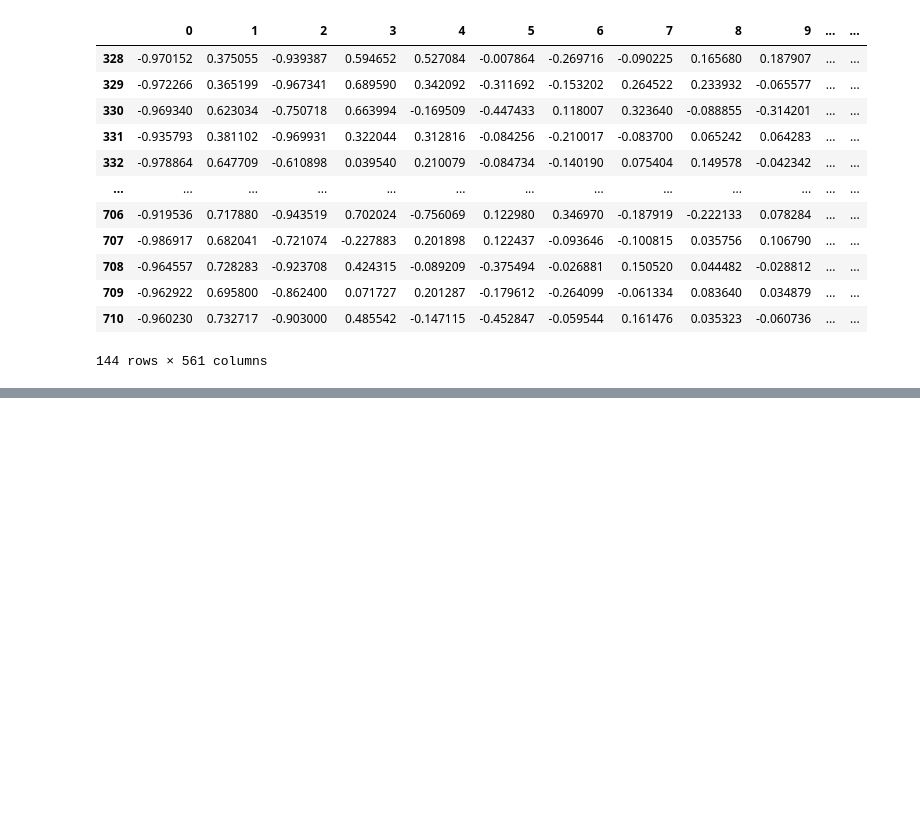
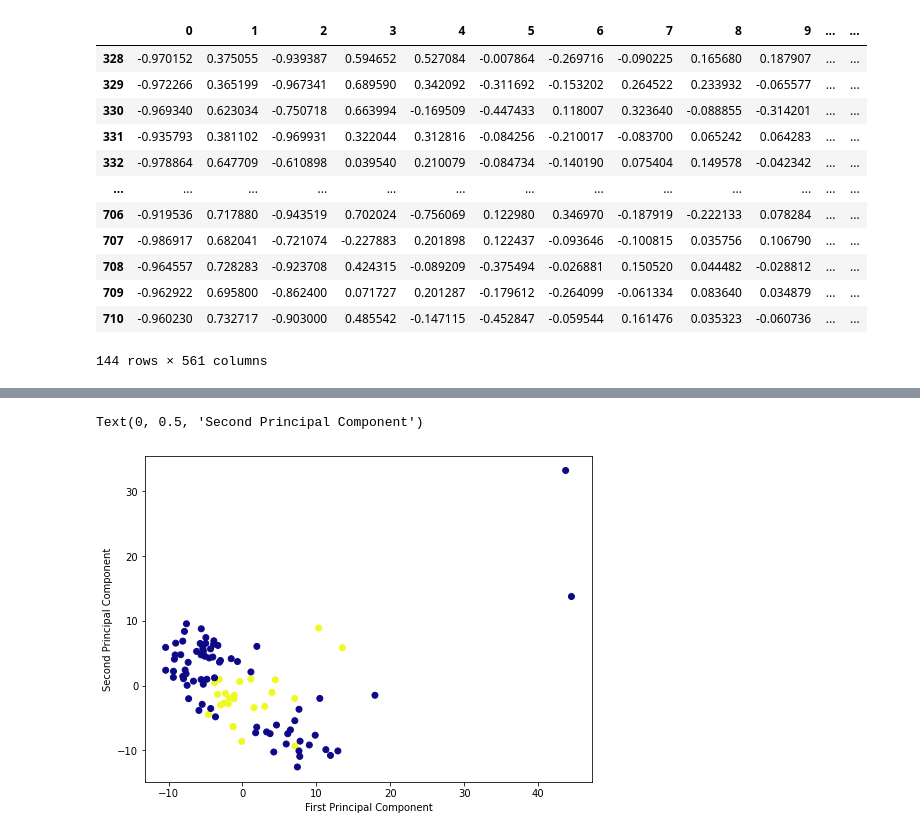
Before and after one commit to maigacribzz/EEG-Biometrics, a Jupyter notebook: Biometrics_Analysis_Emotions.ipynb, the cells around one changed output, grey strips where cells are left out. Cells and saved outputs as stored; diff of their text form; code cells hidden in the pictures; blank space fills up the shorter version.

```diff
--- a/Biometrics_Analysis_Emotions.ipynb
+++ b/Biometrics_Analysis_Emotions.ipynb
@@ -198,0 +344,2 @@ imposter
+# %%
+x_pcaa = pca.transform(scaled_dataa)
@@ -198,0 +404,8 @@ imposter
+# %%
+plt.figure(figsize=(8,6))
+plt.scatter(x_pcaa[:,0],x_pcaa[:,1],c=new_sub2['Target'],cmap='plasma')
+plt.xlabel('First Principal Component')
+plt.ylabel('Second Principal Component')
+# %% [output]
+Text(0, 0.5, 'Second Principal Component')
+[figure, added]
```
Also changed, not shown: parts of 47 cells of this notebook.
